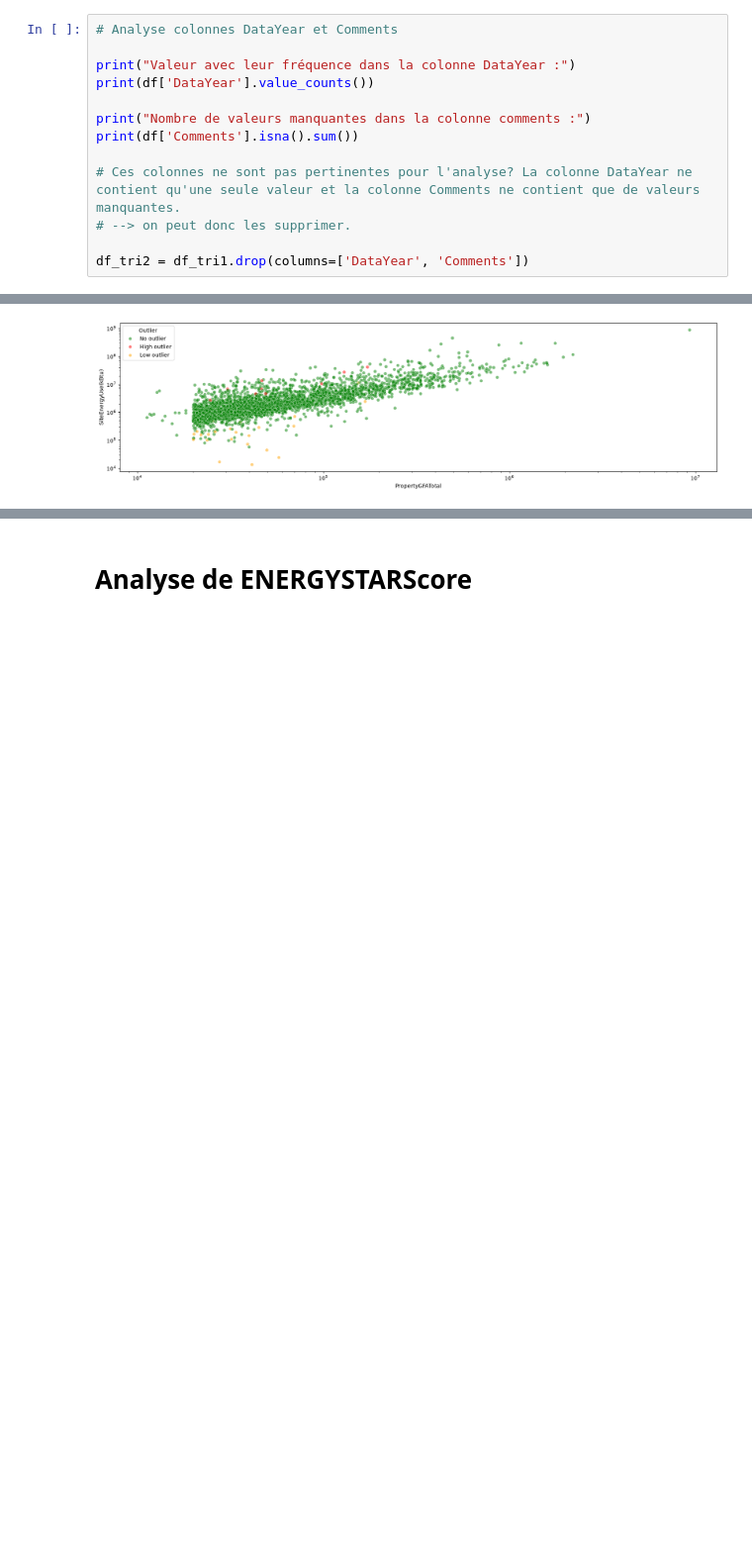
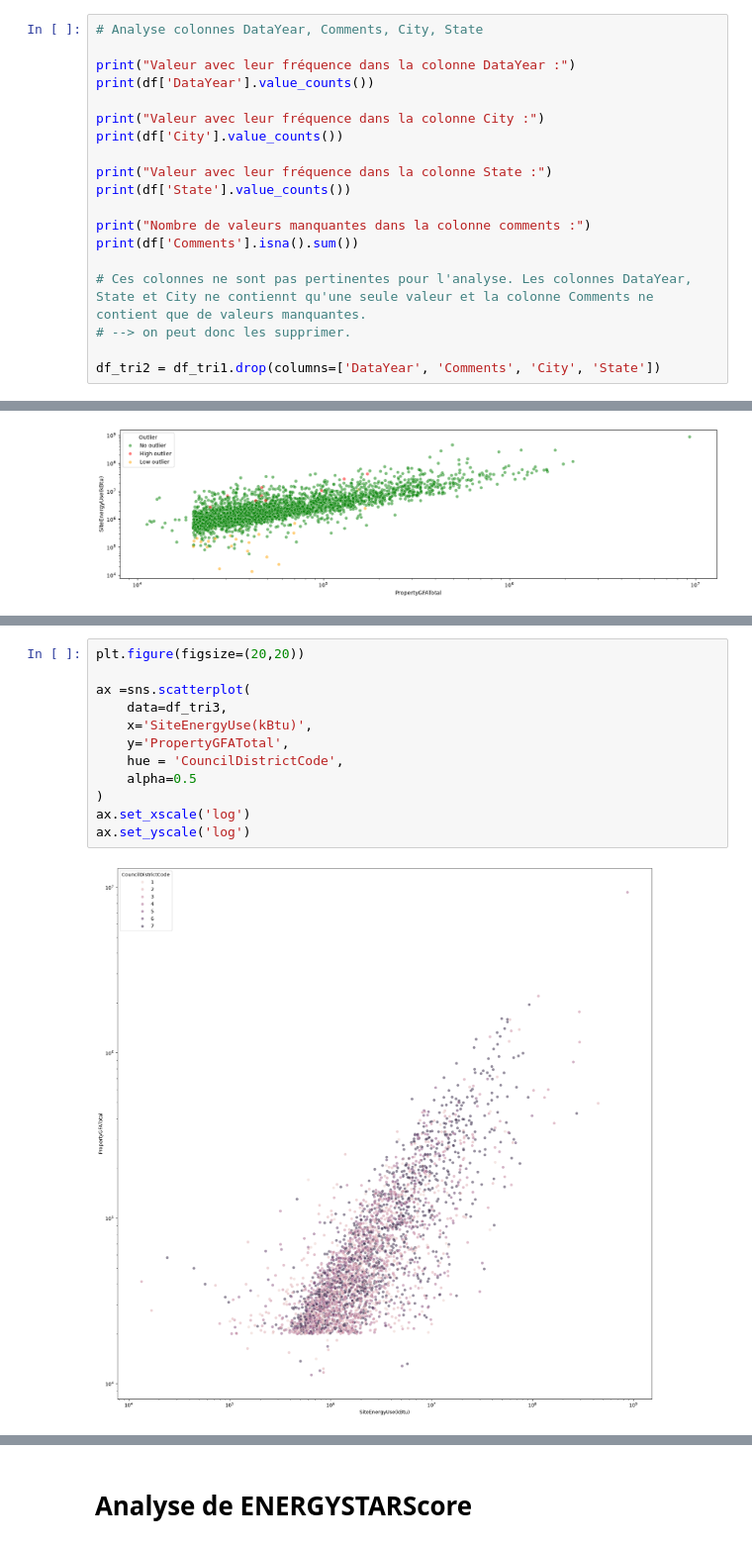
Before and after one commit to Leozmee/Seattle-Electricity-Prediction, a Jupyter notebook: analyse_exploratoire.ipynb, the cells around one changed output, grey strips where cells are left out. Shown at 99% size. Cells and saved outputs as stored; diff of their text form; blank space fills up the shorter version.

```diff
--- a/analyse_exploratoire.ipynb
+++ b/analyse_exploratoire.ipynb
@@ -132,18 +132,24 @@ df_tri1.head()
 | 4 | 8 | 2016 | NonResidential | Hotel | WARWICK SEATTLE HOTEL (ID8) | 401 LENORA ST | Seattle | WA | ... |
 5 rows × 35 columns
 # %%
-# Analyse colonnes DataYear et Comments
+# Analyse colonnes DataYear, Comments, City, State
 
 print("Valeur avec leur fréquence dans la colonne DataYear :")
 print(df['DataYear'].value_counts())
 
+print("Valeur avec leur fréquence dans la colonne City :")
+print(df['City'].value_counts())
+
+print("Valeur avec leur fréquence dans la colonne State :")
+print(df['State'].value_counts())
+
 print("Nombre de valeurs manquantes dans la colonne comments :")
 print(df['Comments'].isna().sum())
 
-# Ces colonnes ne sont pas pertinentes pour l'analyse? La colonne DataYear ne contient qu'une seule valeur et la colonne Comments ne contient que de valeurs manquantes.
+# Ces colonnes ne sont pas pertinentes pour l'analyse. Les colonnes DataYear, State et City ne contiennt qu'une seule valeur et la colonne Comments ne contient que de valeurs manquantes.
 # --> on peut donc les supprimer.
 
-df_tri2 = df_tri1.drop(columns=['DataYear', 'Comments'])
+df_tri2 = df_tri1.drop(columns=['DataYear', 'Comments', 'City', 'State'])
 # %% [output]
 Valeur avec leur fréquence dans la colonne DataYear :
 DataYear
@@ -229,0 +337,14 @@ plt.show()
+# %%
+plt.figure(figsize=(20,20))
+
+ax =sns.scatterplot(
+    data=df_tri3,
+    x='SiteEnergyUse(kBtu)',
+    y='PropertyGFATotal',
+    hue = 'CouncilDistrictCode',
+    alpha=0.5
+)
+ax.set_xscale('log')
+ax.set_yscale('log')
+# %% [output]
+[figure, added]
```
Also changed, not shown: parts of 13 cells of this notebook.
